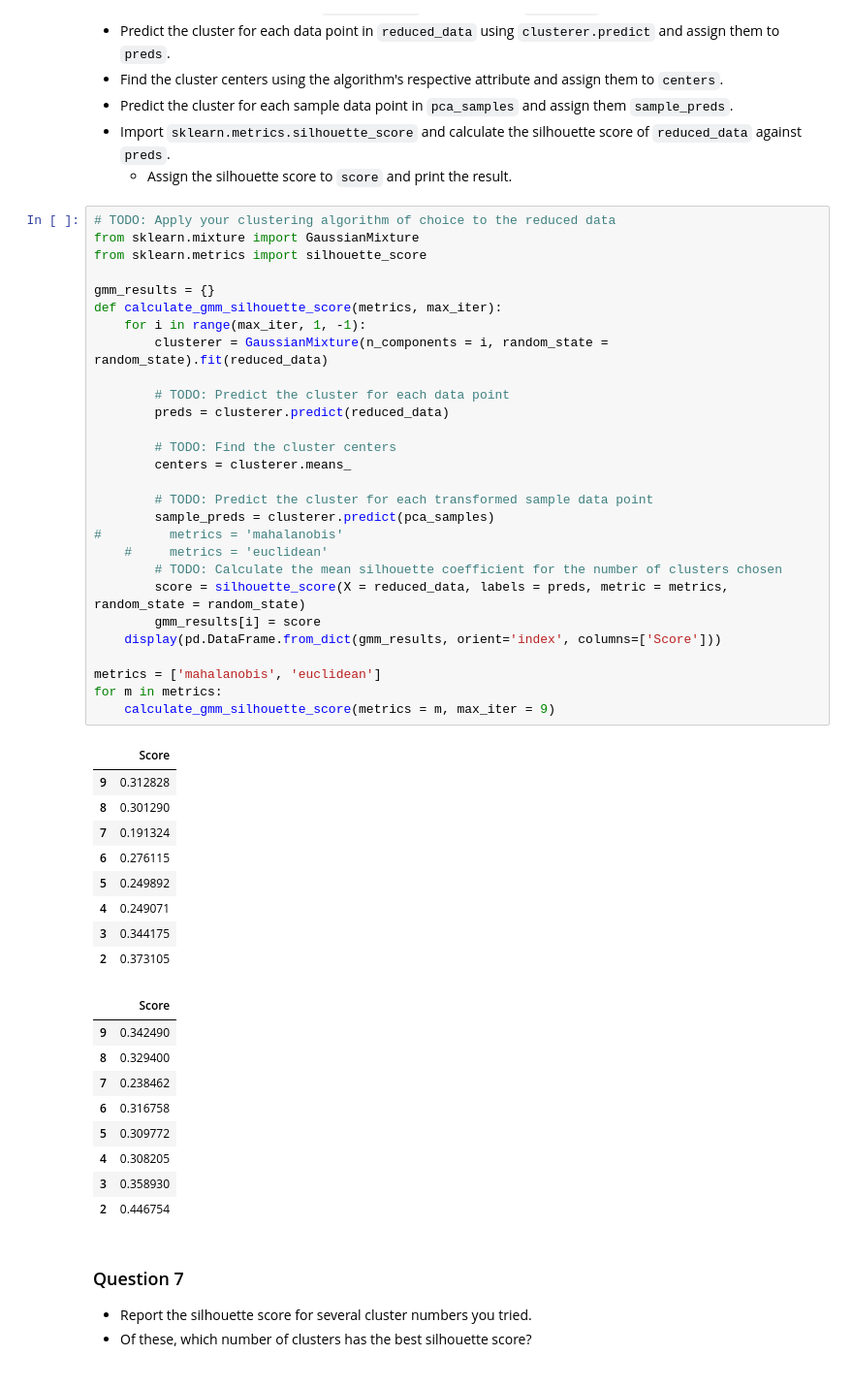
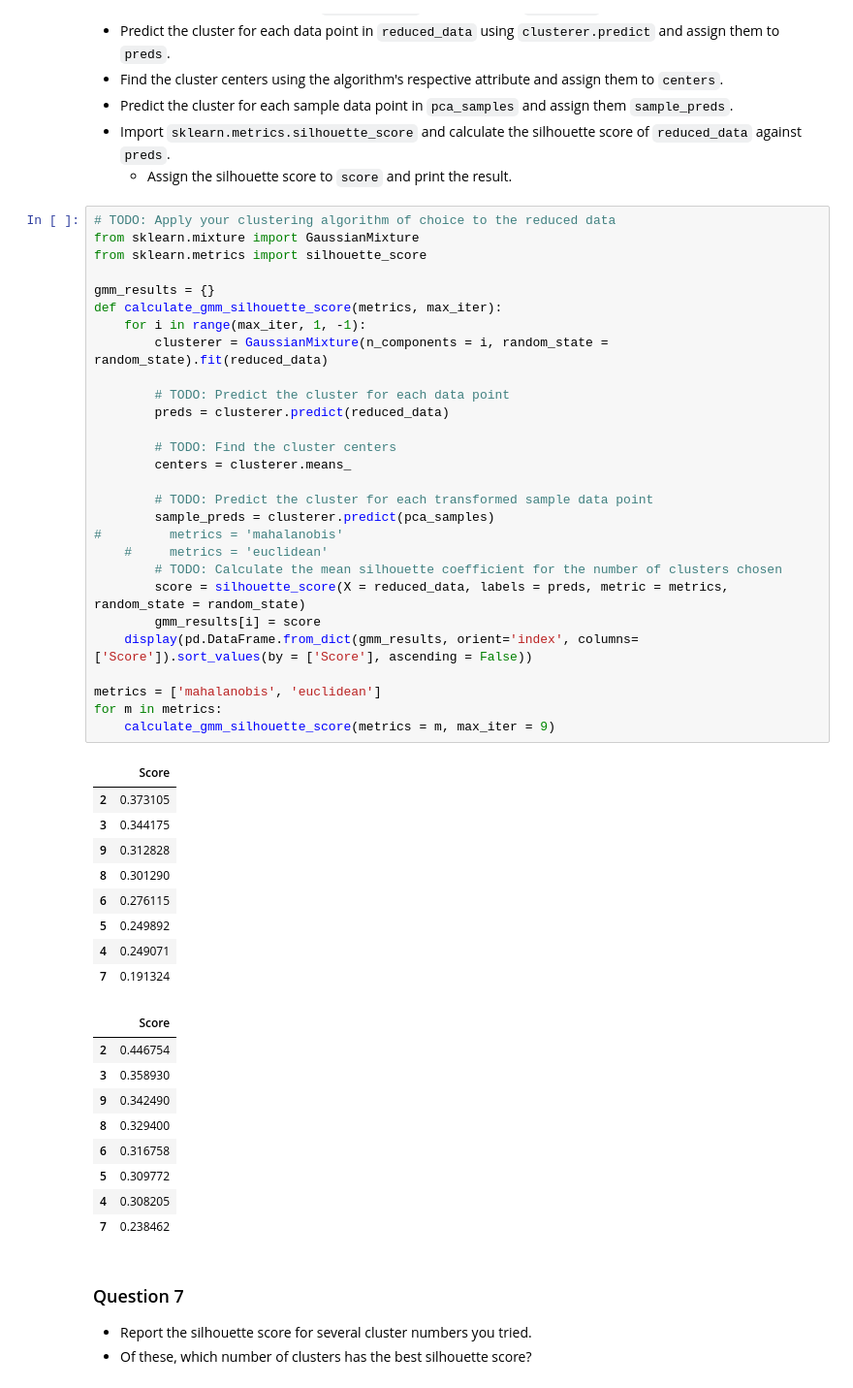
Before and after one commit to sp-mishra/machine-learning, a Jupyter notebook: projects/customer_segments/customer_segments.ipynb, the cells around one changed output. Shown at 97% size. Saved outputs shown, nothing was run; the diff lists cells and outputs as text.

```diff
--- a/projects/customer_segments/customer_segments.ipynb
+++ b/projects/customer_segments/customer_segments.ipynb
@@ -641,50 +641,50 @@ In the code block below, you will need to implement the following:
 # %%
 # TODO: Apply your clustering algorithm of choice to the reduced data
 from sklearn.mixture import GaussianMixture
 from sklearn.metrics import silhouette_score
 
 gmm_results = {}
 def calculate_gmm_silhouette_score(metrics, max_iter):
     for i in range(max_iter, 1, -1):
         clusterer = GaussianMixture(n_components = i, random_state = random_state).fit(reduced_data)
 
         # TODO: Predict the cluster for each data point
         preds = clusterer.predict(reduced_data)
 
         # TODO: Find the cluster centers
         centers = clusterer.means_
 
         # TODO: Predict the cluster for each transformed sample data point
         sample_preds = clusterer.predict(pca_samples)
 #         metrics = 'mahalanobis'
     #     metrics = 'euclidean'
         # TODO: Calculate the mean silhouette coefficient for the number of clusters chosen
         score = silhouette_score(X = reduced_data, labels = preds, metric = metrics, random_state = random_state)
         gmm_results[i] = score
-    display(pd.DataFrame.from_dict(gmm_results, orient='index', columns=['Score']))
+    display(pd.DataFrame.from_dict(gmm_results, orient='index', columns=['Score']).sort_values(by = ['Score'], ascending = False))
 
 metrics = ['mahalanobis', 'euclidean']
 for m in metrics:
     calculate_gmm_silhouette_score(metrics = m, max_iter = 9)
 # %% [output]
 |  | Score |
+| 2 | 0.373105 |
+| 3 | 0.344175 |
 | 9 | 0.312828 |
 | 8 | 0.301290 |
-| 7 | 0.191324 |
 | 6 | 0.276115 |
 | 5 | 0.249892 |
 | 4 | 0.249071 |
-| 3 | 0.344175 |
-| 2 | 0.373105 |
+| 7 | 0.191324 |
 |  | Score |
+| 2 | 0.446754 |
+| 3 | 0.358930 |
 | 9 | 0.342490 |
 | 8 | 0.329400 |
-| 7 | 0.238462 |
 | 6 | 0.316758 |
 | 5 | 0.309772 |
 | 4 | 0.308205 |
-| 3 | 0.358930 |
-| 2 | 0.446754 |
+| 7 | 0.238462 |
 # %% [markdown]
 ### Question 7
 
```
Also changed, not shown: parts of 2 cells of this notebook.
